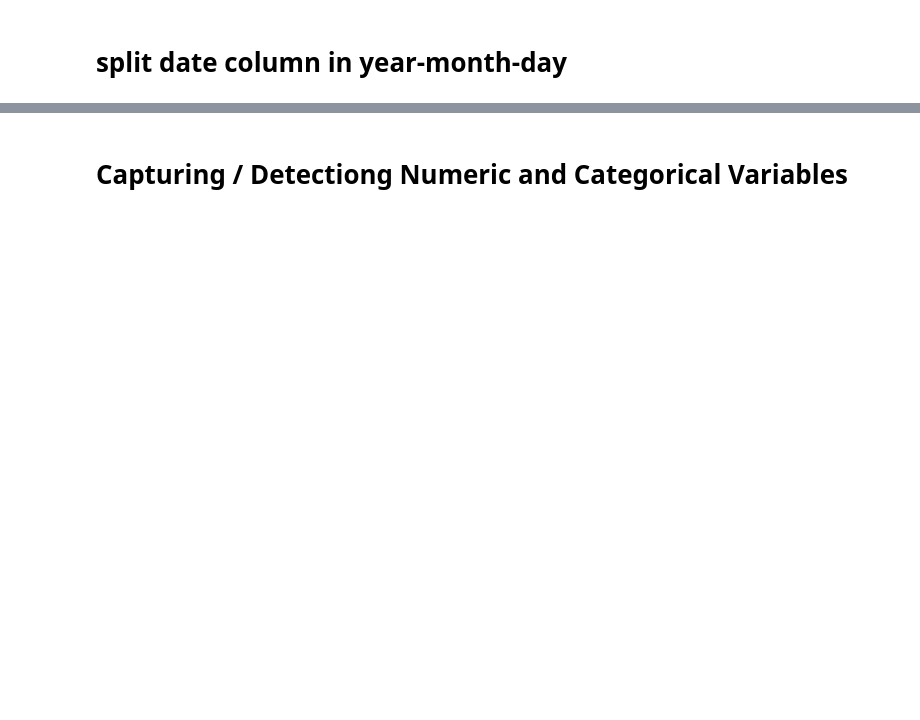
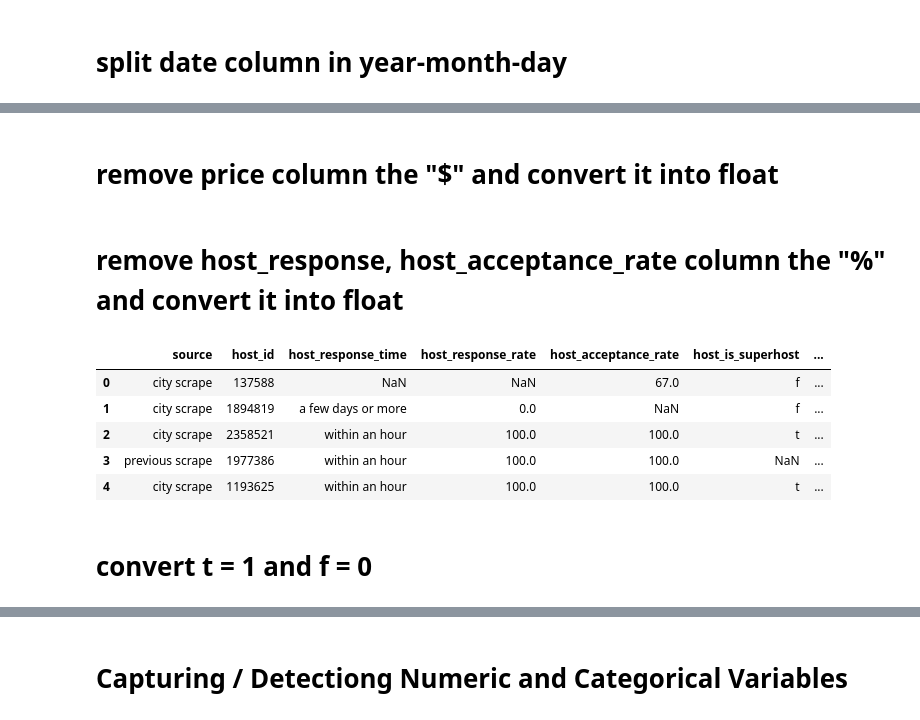
Before and after one commit to bughunter8913/u16697, a Jupyter notebook: ModelTraining.ipynb, the cells around one changed output, grey strips where cells are left out. Drawn from its saved outputs; the diff is of its cells as text; code cells hidden in the pictures; blank space fills up the shorter version.

```diff
--- a/ModelTraining.ipynb
+++ b/ModelTraining.ipynb
@@ -27,6 +27,7 @@ url = "https://docs.google.com/spreadsheets/d/1iWCNJcSutYqpULSQHlNyGInUvHg2BoUGo
 # col i dont use for models building
 not_used_col = ['id',
  'listing_url',
+ 'name',
  'scrape_id',
  'last_scraped',
  'description', # mit nlp aufbereiten
@@ -163,0 +209,33 @@ dtype: object
+# %%
+from sklearn.preprocessing import MultiLabelBinarizer
+import ast
+
+# Test DataFrame kopieren
+df1 = df.copy()
+
+#  Strings in echte Listen umwandeln
+df_clean['host_verifications'] = df_clean['host_verifications'].apply(
+    lambda x: ast.literal_eval(x) if isinstance(x, str) else x
+)
+
+# Initialisiere den Binarizer
+mlb = MultiLabelBinarizer()
+
+# Wandle die Listen in eine One-Hot-Encoding-Matrix um
+verifications_ohe = mlb.fit_transform(df_clean['host_verifications'])
+
+# In ein DataFrame mit passenden Spaltennamen umwandeln
+verifications_df = pd.DataFrame(
+    verifications_ohe,
+    columns=mlb.classes_,
+    index=df.index
+)
+
+# Mit originalem DataFrame zusammenfügen
+df_clean = pd.concat([df_clean.drop(columns=['host_verifications']), verifications_df], axis=1)
+# %% [markdown]
+# remove price column the "$" and convert it into float
+# %%
+df_clean['price'] = df_clean['price'].str.replace('$', '', regex=False).str.replace(',', '', regex=False).astype(float)
+# %% [markdown]
+# remove host_response, host_acceptance_rate column the "%" and convert it into float
@@ -163,0 +248,11 @@ dtype: object
+# %%
+df_clean.head()
+# %% [output]
+|  | source | host_id | host_response_time | host_response_rate | host_acceptance_rate | host_is_superhost | ... |
+| 0 | city scrape | 137588 | NaN | NaN | 67.0 | f | ... |
+| 1 | city scrape | 1894819 | a few days or more | 0.0 | NaN | f | ... |
+| 2 | city scrape | 2358521 | within an hour | 100.0 | 100.0 | t | ... |
+| 3 | previous scrape | 1977386 | within an hour | 100.0 | 100.0 | NaN | ... |
+| 4 | city scrape | 1193625 | within an hour | 100.0 | 100.0 | t | ... |
+# %% [markdown]
+# convert t = 1 and f = 0
```
Also changed, not shown: parts of 42 cells of this notebook.
